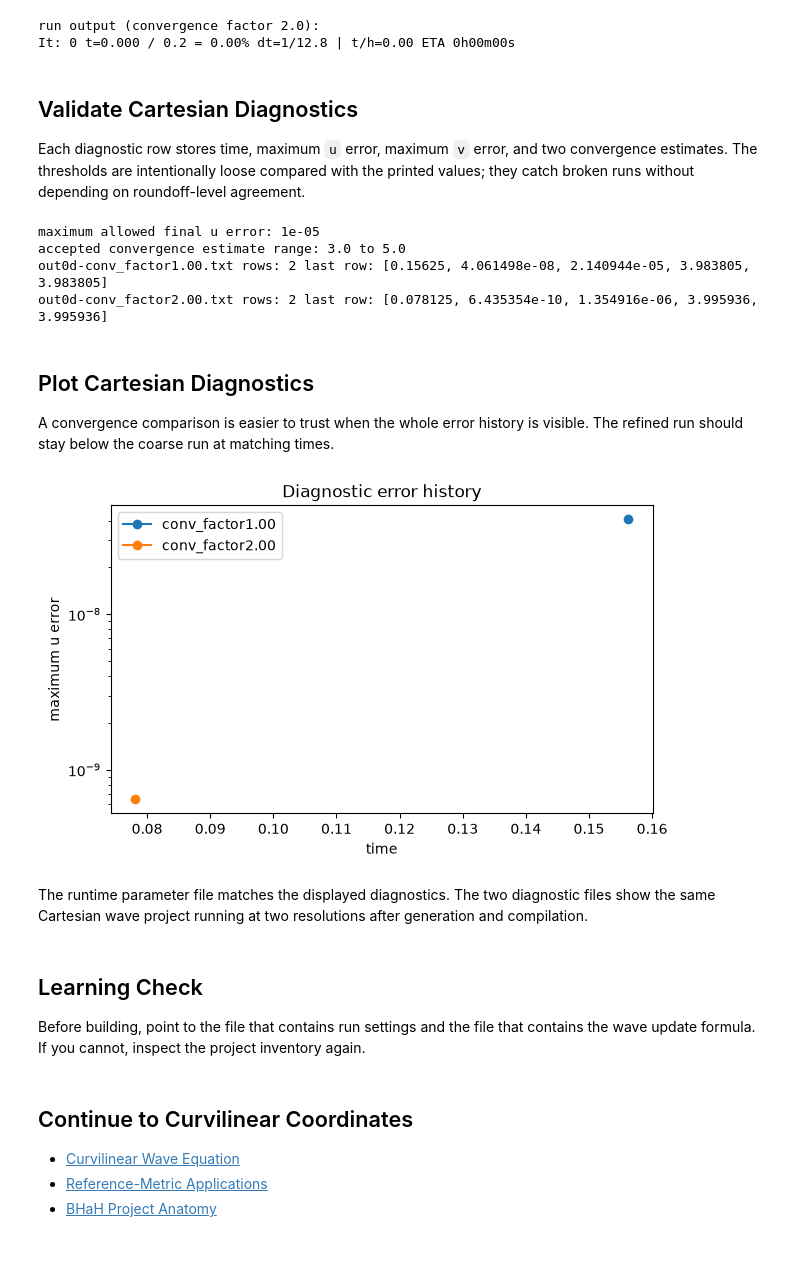
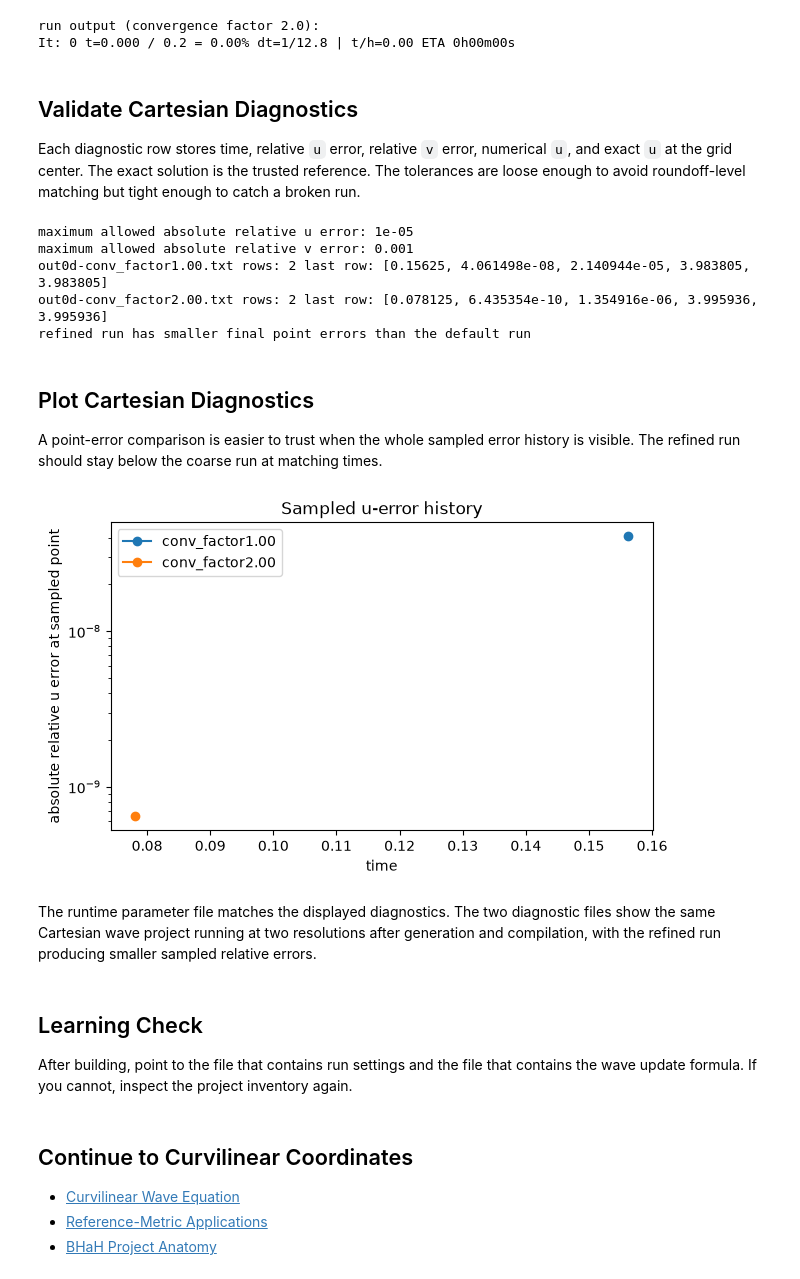
Before and after one commit to nrpy/tutorial, a Jupyter notebook: 3-wave_equation/start_to_finish_wave_cartesian.ipynb, the cells around one changed output. Cells and saved outputs as stored; diff of their text form; code cells hidden in the pictures; blank space fills up the shorter version.

```diff
--- a/3-wave_equation/start_to_finish_wave_cartesian.ipynb
+++ b/3-wave_equation/start_to_finish_wave_cartesian.ipynb
@@ -421,17 +432,16 @@ It: 0 t=0.000 / 0.2 = 0.00% dt=1/12.8 | t/h=0.00 ETA 0h00m00s
 # %% [markdown]
 ## Validate Cartesian Diagnostics
 
-Each diagnostic row stores time, maximum `u` error, maximum `v` error, and two
-convergence estimates. The thresholds are intentionally loose compared with
-the printed values; they catch broken runs without depending on roundoff-level
-agreement.
+Each diagnostic row stores time, relative `u` error, relative `v` error,
+numerical `u`, and exact `u` at the grid center. The exact solution is the
+trusted reference. The tolerances are loose enough to avoid roundoff-level
+matching but tight enough to catch a broken run.
 # %%
 EXPECTED_DIAGNOSTIC_COLUMNS = 5
-MAX_UU_ERROR = 1.0e-5
-MIN_CONVERGENCE_ORDER = 3.0
-MAX_CONVERGENCE_ORDER = 5.0
-print("maximum allowed final u error:", MAX_UU_ERROR)
-print("accepted convergence estimate range:", MIN_CONVERGENCE_ORDER, "to", MAX_CONVERGENCE_ORDER)
+MAX_ABS_UU_RELERROR = 1.0e-5
+MAX_ABS_VV_RELERROR = 1.0e-3
+print("maximum allowed absolute relative u error:", MAX_ABS_UU_RELERROR)
+print("maximum allowed absolute relative v error:", MAX_ABS_VV_RELERROR)
 diagnostic_rows = {}
 for diagnostic in sorted(PROJECT_DIR.glob("out0d-conv_factor*.txt")):
     rows = [
@@ -449,55 +459,75 @@ for diagnostic in sorted(PROJECT_DIR.glob("out0d-conv_factor*.txt")):
                 f"Expected {EXPECTED_DIAGNOSTIC_COLUMNS} columns in {diagnostic.name}."
             )
     final_row = rows[-1]
-    final_uu_error = final_row[1]
-    if not math.isfinite(final_uu_error):
-        raise RuntimeError(f"Expected a finite uu error in {diagnostic.name}.")
-    if final_uu_error > MAX_UU_ERROR:
-        raise RuntimeError(f"Expected uu error below {MAX_UU_ERROR} in {diagnostic.name}.")
-    for convergence_estimate in final_row[3:]:
-        if not MIN_CONVERGENCE_ORDER <= convergence_estimate <= MAX_CONVERGENCE_ORDER:
-            raise RuntimeError(
-                f"Expected fourth-order convergence estimate in {diagnostic.name}."
-            )
+    final_abs_uu_relerror = abs(final_row[1])
+    final_abs_vv_relerror = abs(final_row[2])
+    if not math.isfinite(final_abs_uu_relerror):
+        raise RuntimeError(f"Expected a finite u error in {diagnostic.name}.")
+    if not math.isfinite(final_abs_vv_relerror):
+        raise RuntimeError(f"Expected a finite v error in {diagnostic.name}.")
+    if final_abs_uu_relerror > MAX_ABS_UU_RELERROR:
+        raise RuntimeError(
+            "Expected absolute u error below "
+            f"{MAX_ABS_UU_RELERROR} in {diagnostic.name}."
+        )
+    if final_abs_vv_relerror > MAX_ABS_VV_RELERROR:
+        raise RuntimeError(
+            "Expected absolute v error below "
+            f"{MAX_ABS_VV_RELERROR} in {diagnostic.name}."
+        )
     diagnostic_rows[diagnostic.name] = rows
     print(diagnostic.name, "rows:", len(rows), "last row:", final_row)
+
+expected_diagnostics = {"out0d-conv_factor1.00.txt", "out0d-conv_factor2.00.txt"}
+missing_diagnostics = expected_diagnostics.difference(diagnostic_rows)
+if missing_diagnostics:
+    raise FileNotFoundError(f"Missing diagnostics: {sorted(missing_diagnostics)}")
+coarse_final = diagnostic_rows["out0d-conv_factor1.00.txt"][-1]
+refined_final = diagnostic_rows["out0d-conv_factor2.00.txt"][-1]
+if abs(refined_final[1]) >= abs(coarse_final[1]):
+    raise RuntimeError("Expected refined u relative error below the default run.")
+if abs(refined_final[2]) >= abs(coarse_final[2]):
+    raise RuntimeError("Expected refined v relative error below the default run.")
+print("refined run has smaller final point errors than the default run")
 # %% [output]
-maximum allowed final u error: 1e-05
-accepted convergence estimate range: 3.0 to 5.0
+maximum allowed absolute relative u error: 1e-05
+maximum allowed absolute relative v error: 0.001
 out0d-conv_factor1.00.txt rows: 2 last row: [0.15625, 4.061498e-08, 2.140944e-05, 3.983805, 3.983805]
 out0d-conv_factor2.00.txt rows: 2 last row: [0.078125, 6.435354e-10, 1.354916e-06, 3.995936, 3.995936]
+refined run has smaller final point errors than the default run
 # %% [markdown]
 ## Plot Cartesian Diagnostics
 
-A convergence comparison is easier to trust when the whole error history is
-visible. The refined run should stay below the coarse run at matching times.
+A point-error comparison is easier to trust when the whole sampled error history
+is visible. The refined run should stay below the coarse run at matching times.
 # %%
 import matplotlib.pyplot as plt
 
 
 plt.figure(figsize=(7, 4))
 for name, rows in sorted(diagnostic_rows.items()):
-    positive_rows = [row for row in rows if row[1] > 0.0]
+    positive_rows = [row for row in rows if abs(row[1]) > 0.0]
     times = [row[0] for row in positive_rows]
-    errors = [row[1] for row in positive_rows]
+    errors = [abs(row[1]) for row in positive_rows]
     label = name.replace("out0d-", "").replace(".txt", "")
     plt.plot(times, errors, marker="o", label=label)
 plt.yscale("log")
 plt.xlabel("time")
-plt.ylabel("maximum u error")
-plt.title("Diagnostic error history")
+plt.ylabel("absolute relative u error at sampled point")
+plt.title("Sampled u-error history")
 plt.legend()
 plt.show()
 # %% [output]
-[figure, old version]
+[figure, new version]
 # %% [markdown]
 The runtime parameter file matches the displayed diagnostics. The two diagnostic
 files show the same Cartesian wave project running at two resolutions after
-generation and compilation.
+generation and compilation, with the refined run producing smaller sampled
+relative errors.
 # %% [markdown]
 ## Learning Check
 
-Before building, point to the file that contains run settings and the file that
+After building, point to the file that contains run settings and the file that
 contains the wave update formula. If you cannot, inspect the project inventory
 again.
 # %% [markdown]
```
Also changed, not shown: parts of 11 cells of this notebook, 34 other files.
